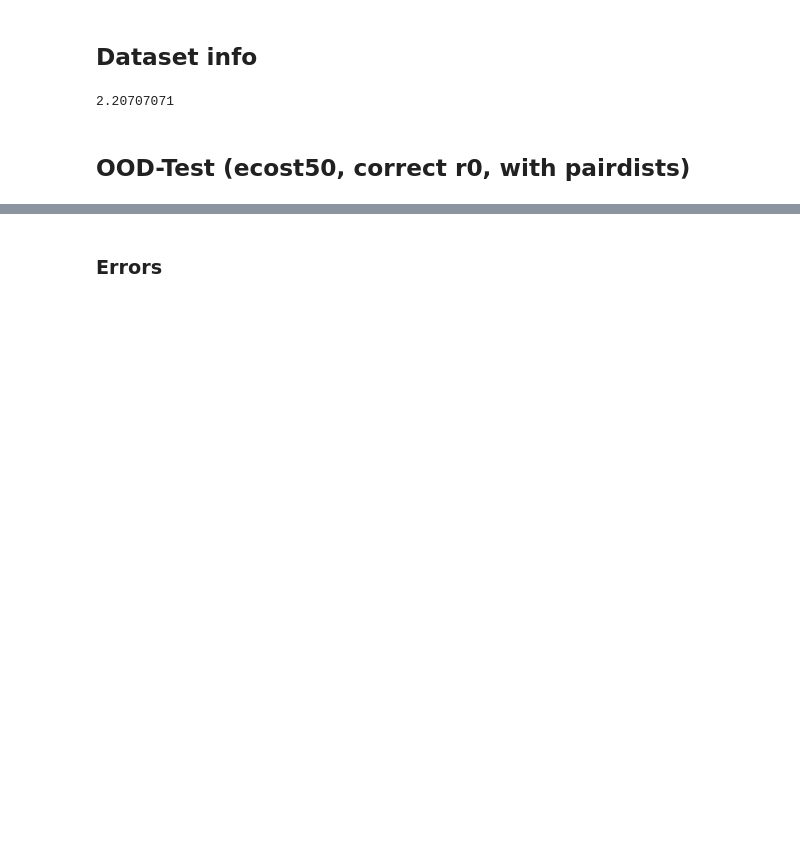
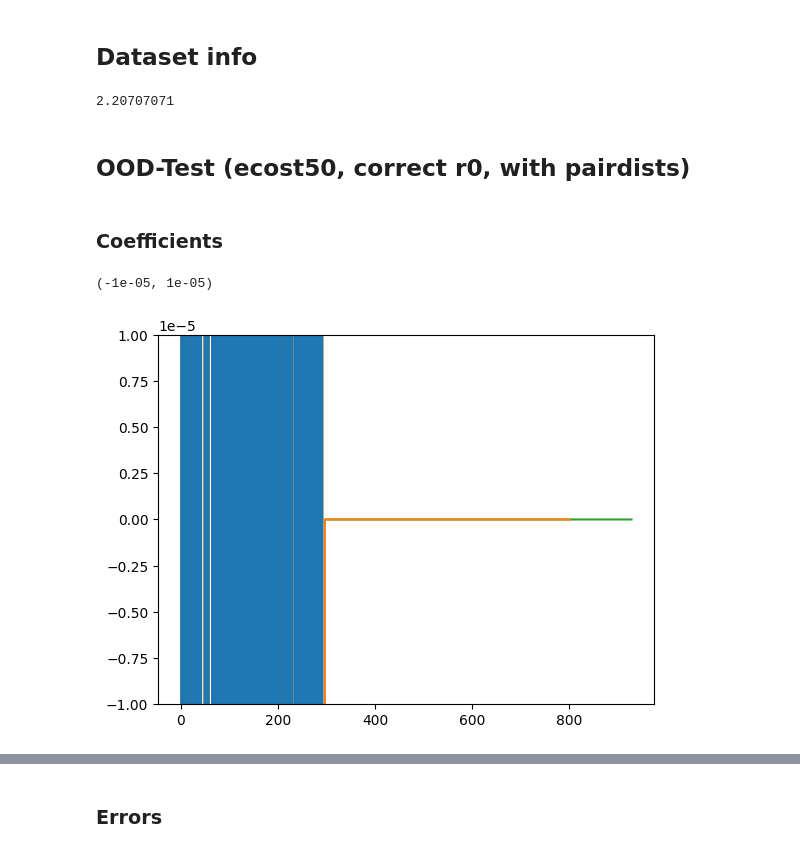
Before and after one commit to apolmiguel/aceconverge2025, a Jupyter notebook: plots_response.ipynb, the cells around one changed output, grey strips where cells are left out. Saved outputs shown, nothing was run; the diff lists cells and outputs as text; code cells hidden in the pictures; blank space fills up the shorter version.

```diff
--- a/plots_response.ipynb
+++ b/plots_response.ipynb
@@ -12,3 +13,13 @@ en_si[0,np.argmin(en_si[1])]
 2.20707071
 # %% [markdown]
 ## OOD-Test (ecost50, correct r0, with pairdists)
+# %% [markdown]
+### Coefficients
+# %%
+for i,coeffs in enumerate(coeffs_pure['Si3'][::-1]):
+    # print(len(coeffs))
+    plt.plot(coeffs,color='C'+str(2-i))
+plt.ylim(-1e-5,1e-5)
+# %% [output]
+(-1e-05, 1e-05)
+[figure, added]
```
Also changed, not shown: parts of 23 cells of this notebook.
